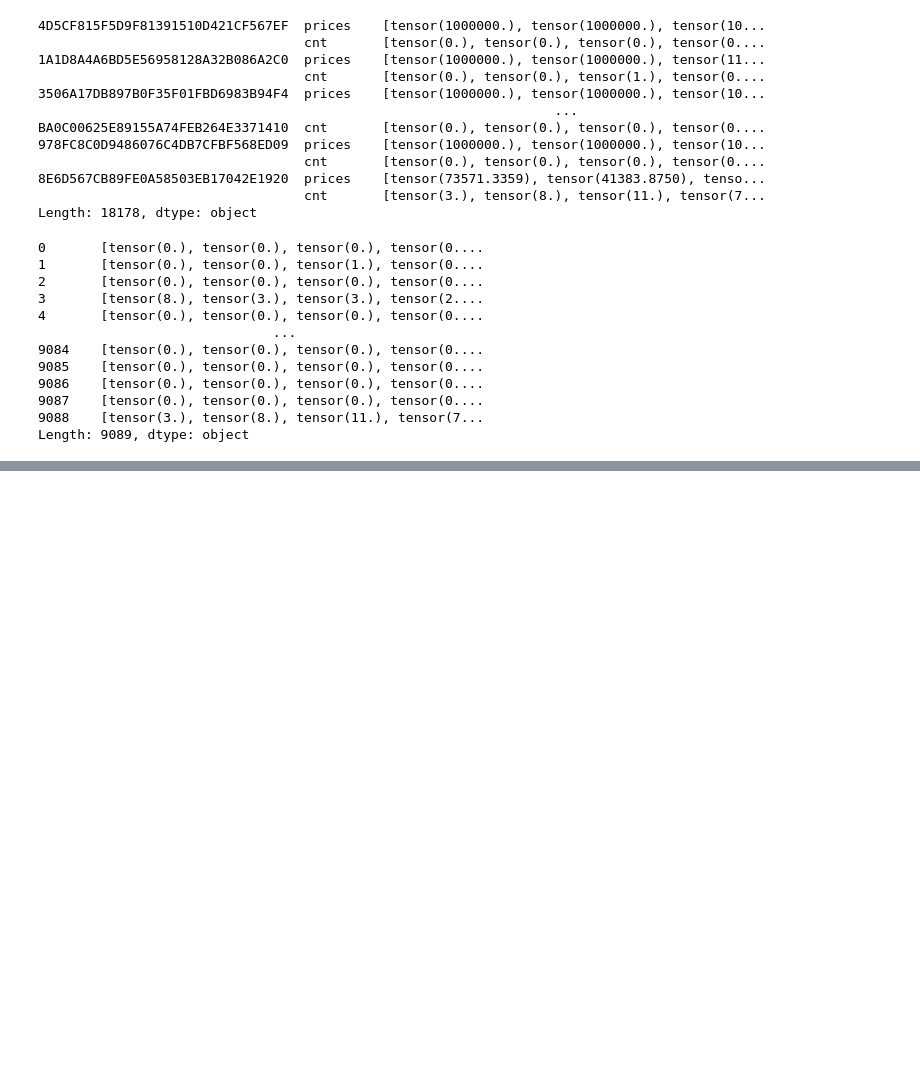
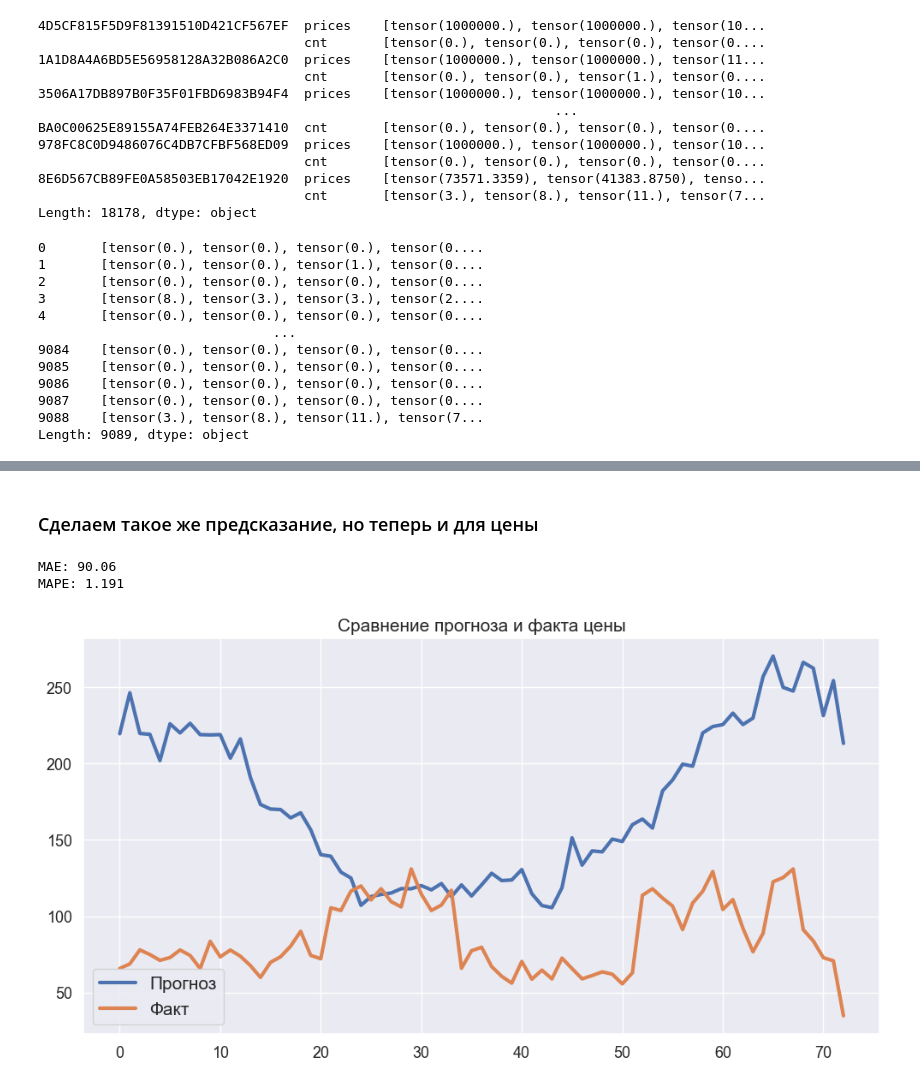
Before and after one commit to Bumblebee2023/product_management_system, a Jupyter notebook: research/time_series_test.ipynb, the cells around one changed output, grey strips where cells are left out. Drawn from its saved outputs; the diff is of its cells as text; code cells hidden in the pictures; blank space fills up the shorter version.

```diff
--- a/research/time_series_test.ipynb
+++ b/research/time_series_test.ipynb
@@ -110,0 +130,29 @@ MAPE: 2049825507533163.5
+# %% [markdown]
+### Сделаем такое же предсказание, но теперь и для цены
+# %%
+most_popular_product_tensor_price = data["8B76211744D54CE6EB125BE8611B29A7"]['prices']
+
+train_prices, test_prices = split_tensor_for_time_series(most_popular_product_tensor_price)
+train_prices = train_prices / 100
+test_prices = test_prices / 100
+time_series_model.fit(train_prices)
+
+test_pred_prices = time_series_model.predict(test_prices)
+mae = round(mean_absolute_error(test_prices, test_pred_prices), 2)
+mape = round(mean_absolute_percentage_error(test_prices, test_pred_prices), 3)
+print("MAE:", mae)
+print("MAPE:", mape)
+
+test_pred_prices.plot(figsize=(10, 6), linewidth=3,
+               fontsize=10, label='Прогноз')
+
+test_prices.plot(figsize=(12, 6), linewidth=3,
+              fontsize=13, label='Факт')
+
+plt.legend(fontsize=15)
+plt.title('Сравнение прогноза и факта цены', fontsize=15)
+plt.show()
+# %% [output]
+MAE: 90.06
+MAPE: 1.191
+[figure, added]
```
Also changed, not shown: parts of 6 cells of this notebook.
